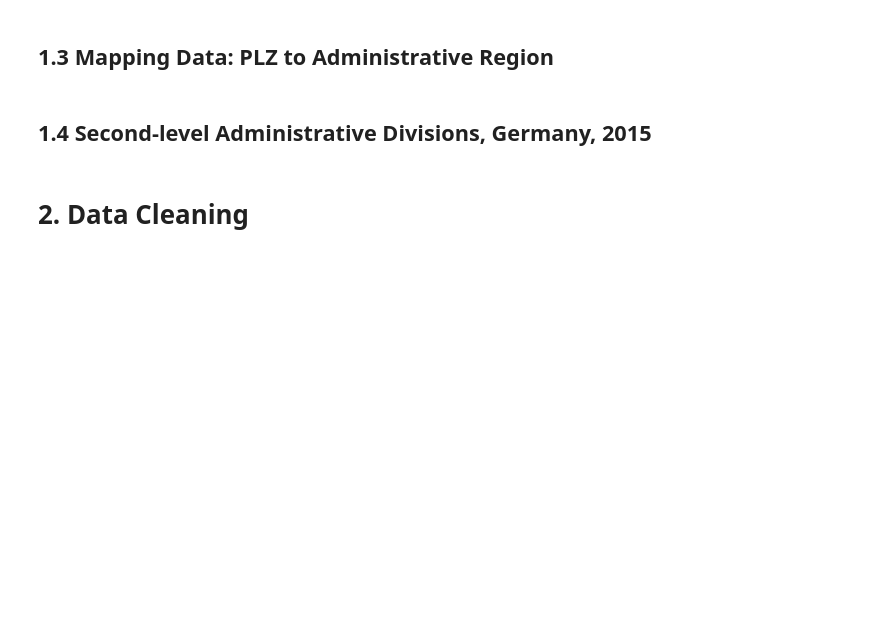
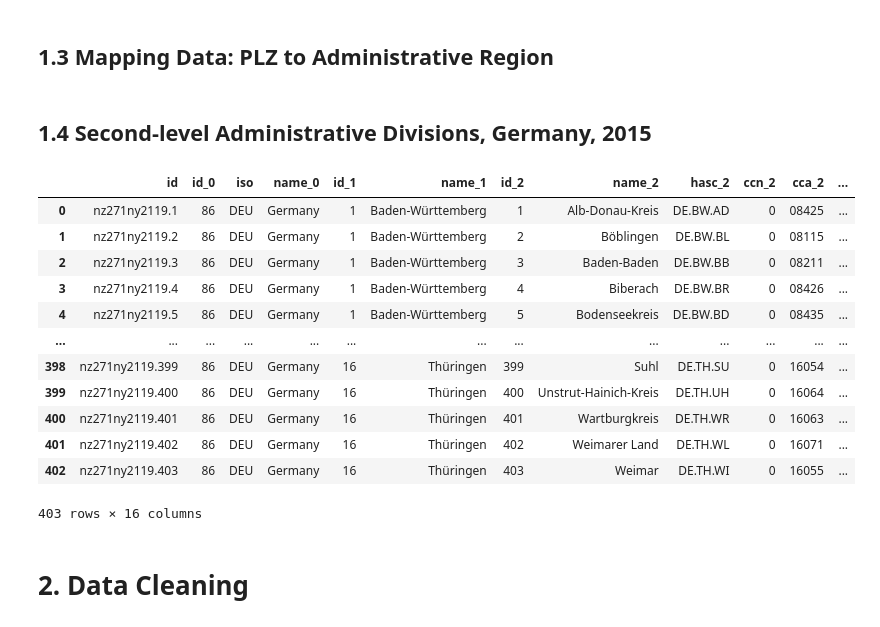
Before and after one commit to Flosch1006/ev_charging_stations, a Jupyter notebook: application.ipynb, the cells around one changed output. Saved outputs shown, nothing was run; the diff lists cells and outputs as text; code cells hidden in the pictures; blank space fills up the shorter version.

Commit message:
update polygon file data load from link to subdirectory "data" to external link.

```diff
--- a/application.ipynb
+++ b/application.ipynb
@@ -53,7 +53,21 @@ mapping_raw = pd.read_csv("https://downloads.suche-postleitzahl.org/v2/public/zu
 ## 1.4 Second-level Administrative Divisions, Germany, 2015
 # %%
 # read geojson file containing district shapes
-districts = gpd.read_file("data/districts.json")
+districts = gpd.read_file("https://geodata.lib.berkeley.edu/download/file/stanford-nz271ny2119-geojson.json")
+# %% [output]
+|  | id | id_0 | iso | name_0 | id_1 | name_1 | id_2 | name_2 | hasc_2 | ccn_2 | cca_2 | ... |
+| 0 | nz271ny2119.1 | 86 | DEU | Germany | 1 | Baden-Württemberg | 1 | Alb-Donau-Kreis | DE.BW.AD | 0 | 08425 | ... |
+| 1 | nz271ny2119.2 | 86 | DEU | Germany | 1 | Baden-Württemberg | 2 | Böblingen | DE.BW.BL | 0 | 08115 | ... |
+| 2 | nz271ny2119.3 | 86 | DEU | Germany | 1 | Baden-Württemberg | 3 | Baden-Baden | DE.BW.BB | 0 | 08211 | ... |
+| 3 | nz271ny2119.4 | 86 | DEU | Germany | 1 | Baden-Württemberg | 4 | Biberach | DE.BW.BR | 0 | 08426 | ... |
+| 4 | nz271ny2119.5 | 86 | DEU | Germany | 1 | Baden-Württemberg | 5 | Bodenseekreis | DE.BW.BD | 0 | 08435 | ... |
+| ... | ... | ... | ... | ... | ... | ... | ... | ... | ... | ... | ... | ... |
+| 398 | nz271ny2119.399 | 86 | DEU | Germany | 16 | Thüringen | 399 | Suhl | DE.TH.SU | 0 | 16054 | ... |
+| 399 | nz271ny2119.400 | 86 | DEU | Germany | 16 | Thüringen | 400 | Unstrut-Hainich-Kreis | DE.TH.UH | 0 | 16064 | ... |
+| 400 | nz271ny2119.401 | 86 | DEU | Germany | 16 | Thüringen | 401 | Wartburgkreis | DE.TH.WR | 0 | 16063 | ... |
+| 401 | nz271ny2119.402 | 86 | DEU | Germany | 16 | Thüringen | 402 | Weimarer Land | DE.TH.WL | 0 | 16071 | ... |
+| 402 | nz271ny2119.403 | 86 | DEU | Germany | 16 | Thüringen | 403 | Weimar | DE.TH.WI | 0 | 16055 | ... |
+403 rows × 16 columns
 # %% [markdown]
 # 2. Data Cleaning
 # %% [markdown]
```
